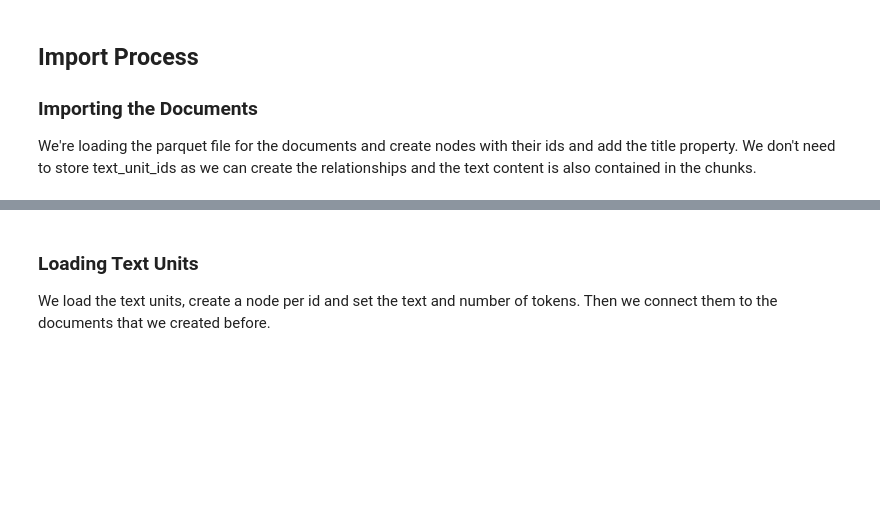
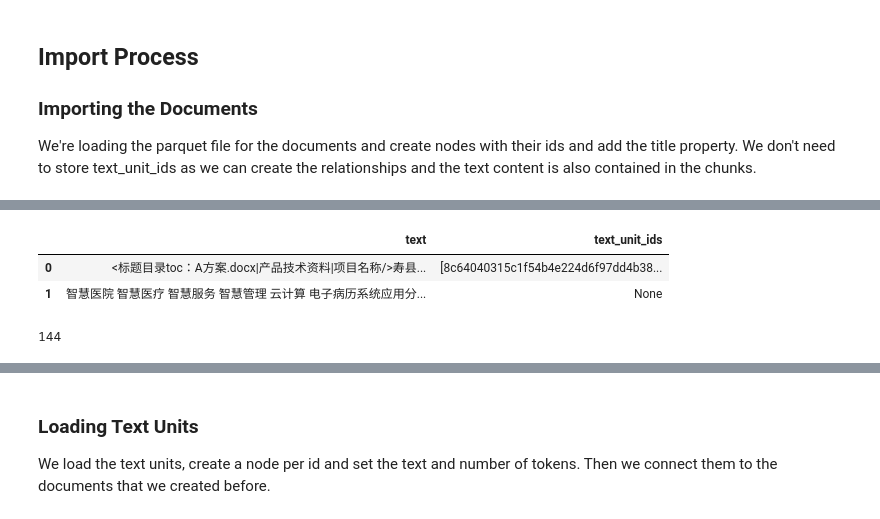
Before and after one commit to zhangjiekui/graphrag, a Jupyter notebook: examples_notebooks/community_contrib/neo4j/graphrag_import_neo4j_cypher.ipynb, the cells around one changed output, grey strips where cells are left out. Cells and saved outputs as stored; diff of their text form; code cells hidden in the pictures; blank space fills up the shorter version.

```diff
--- a/examples_notebooks/community_contrib/neo4j/graphrag_import_neo4j_cypher.ipynb
+++ b/examples_notebooks/community_contrib/neo4j/graphrag_import_neo4j_cypher.ipynb
@@ -156,0 +158,12 @@ doc_df.head(2)
+# %%
+doc_df_text = pd.read_parquet(
+    f"{GRAPHRAG_FOLDER}/create_final_documents.parquet", columns=['text', 'text_unit_ids'])
+doc_df_text.head(10)
+# %% [output]
+|  | text | text_unit_ids |
+| 0 | <标题目录toc：A方案.docx|产品技术资料|项目名称/>寿县... | [8c64040315c1f54b4e224d6f97dd4b38... |
+| 1 | 智慧医院 智慧医疗 智慧服务 智慧管理 云计算 电子病历系统应用分... | None |
+# %%
+len(doc_df_text['text_unit_ids'][0])
+# %% [output]
+144
```
Also changed, not shown: parts of 19 cells of this notebook, 2 other files.
